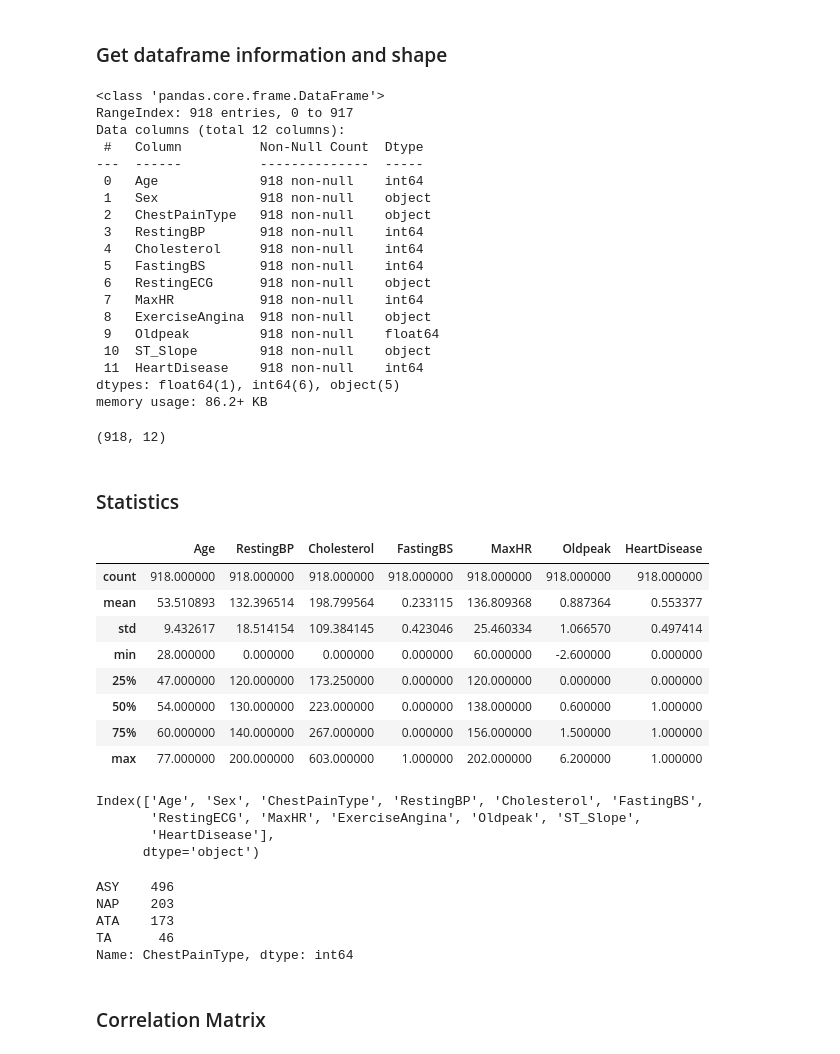
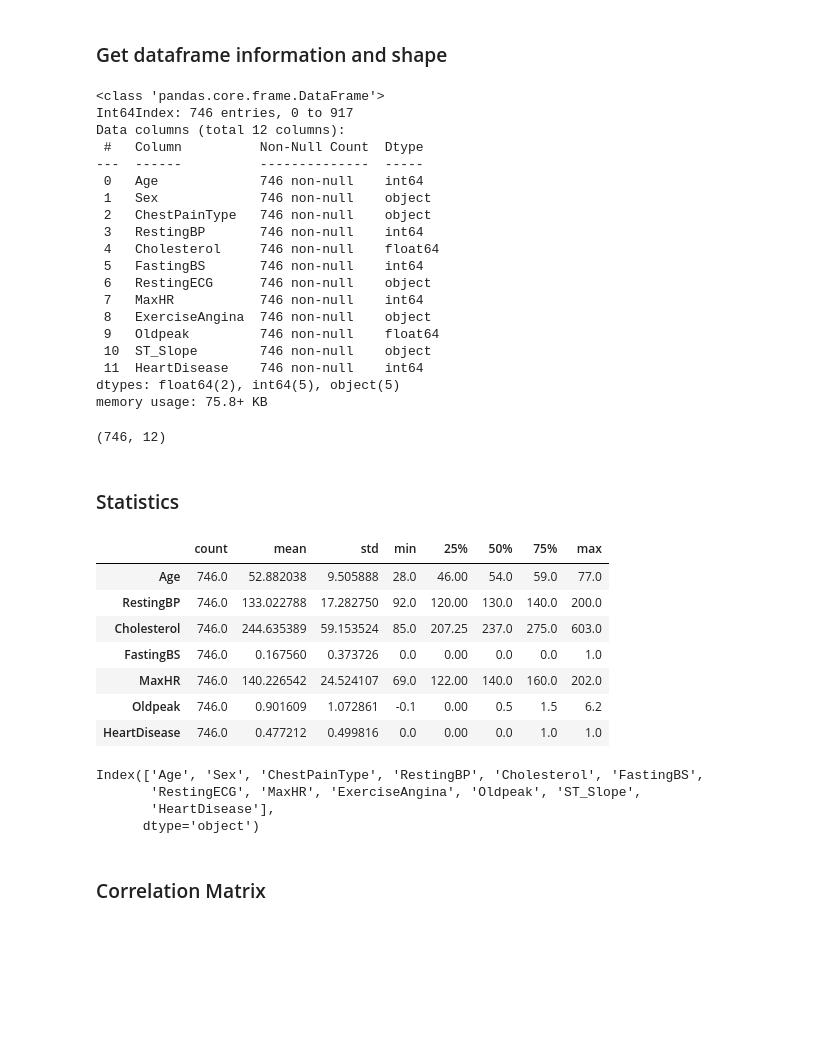
Before and after one commit to UzmaSayyeda/Heart-Disease-Analysis, a Jupyter notebook: heart_disease_analysis.ipynb, the cells around one changed output. Drawn from its saved outputs; the diff is of its cells as text; code cells hidden in the pictures; blank space fills up the shorter version.

```diff
--- a/heart_disease_analysis.ipynb
+++ b/heart_disease_analysis.ipynb
@@ -59,3 +59,6 @@ dtype: int64
 df.duplicated().any()
 # %% [output]
 False
+# %%
+df["Cholesterol"].replace(0,np.nan,inplace=True)
+df.dropna(inplace=True)
@@ -65,42 +84,41 @@ False
 df.info()
 # %% [output]
 <class 'pandas.core.frame.DataFrame'>
-RangeIndex: 918 entries, 0 to 917
+Int64Index: 746 entries, 0 to 917
 Data columns (total 12 columns):
  #   Column          Non-Null Count  Dtype
 ---  ------          --------------  -----
- 0   Age             918 non-null    int64
- 1   Sex             918 non-null    object
- 2   ChestPainType   918 non-null    object
- 3   RestingBP       918 non-null    int64
- 4   Cholesterol     918 non-null    int64
- 5   FastingBS       918 non-null    int64
- 6   RestingECG      918 non-null    object
- 7   MaxHR           918 non-null    int64
- 8   ExerciseAngina  918 non-null    object
- 9   Oldpeak         918 non-null    float64
- 10  ST_Slope        918 non-null    object
- 11  HeartDisease    918 non-null    int64
-dtypes: float64(1), int64(6), object(5)
-memory usage: 86.2+ KB
+ 0   Age             746 non-null    int64
+ 1   Sex             746 non-null    object
+ 2   ChestPainType   746 non-null    object
+ 3   RestingBP       746 non-null    int64
+ 4   Cholesterol     746 non-null    float64
+ 5   FastingBS       746 non-null    int64
+ 6   RestingECG      746 non-null    object
+ 7   MaxHR           746 non-null    int64
+ 8   ExerciseAngina  746 non-null    object
+ 9   Oldpeak         746 non-null    float64
+ 10  ST_Slope        746 non-null    object
+ 11  HeartDisease    746 non-null    int64
+dtypes: float64(2), int64(5), object(5)
+memory usage: 75.8+ KB
 # %%
 df.shape
 # %% [output]
-(918, 12)
+(746, 12)
 # %% [markdown]
 ### Statistics
 # %%
-df.describe()
+df.describe().T
 # %% [output]
-|  | Age | RestingBP | Cholesterol | FastingBS | MaxHR | Oldpeak | HeartDisease |
-| count | 918.000000 | 918.000000 | 918.000000 | 918.000000 | 918.000000 | 918.000000 | 918.000000 |
-| mean | 53.510893 | 132.396514 | 198.799564 | 0.233115 | 136.809368 | 0.887364 | 0.553377 |
-| std | 9.432617 | 18.514154 | 109.384145 | 0.423046 | 25.460334 | 1.066570 | 0.497414 |
-| min | 28.000000 | 0.000000 | 0.000000 | 0.000000 | 60.000000 | -2.600000 | 0.000000 |
-| 25% | 47.000000 | 120.000000 | 173.250000 | 0.000000 | 120.000000 | 0.000000 | 0.000000 |
-| 50% | 54.000000 | 130.000000 | 223.000000 | 0.000000 | 138.000000 | 0.600000 | 1.000000 |
-| 75% | 60.000000 | 140.000000 | 267.000000 | 0.000000 | 156.000000 | 1.500000 | 1.000000 |
-| max | 77.000000 | 200.000000 | 603.000000 | 1.000000 | 202.000000 | 6.200000 | 1.000000 |
+|  | count | mean | std | min | 25% | 50% | 75% | max |
+| Age | 746.0 | 52.882038 | 9.505888 | 28.0 | 46.00 | 54.0 | 59.0 | 77.0 |
+| RestingBP | 746.0 | 133.022788 | 17.282750 | 92.0 | 120.00 | 130.0 | 140.0 | 200.0 |
+| Cholesterol | 746.0 | 244.635389 | 59.153524 | 85.0 | 207.25 | 237.0 | 275.0 | 603.0 |
+| FastingBS | 746.0 | 0.167560 | 0.373726 | 0.0 | 0.00 | 0.0 | 0.0 | 1.0 |
+| MaxHR | 746.0 | 140.226542 | 24.524107 | 69.0 | 122.00 | 140.0 | 160.0 | 202.0 |
+| Oldpeak | 746.0 | 0.901609 | 1.072861 | -0.1 | 0.00 | 0.5 | 1.5 | 6.2 |
+| HeartDisease | 746.0 | 0.477212 | 0.499816 | 0.0 | 0.00 | 0.0 | 1.0 | 1.0 |
 # %%
 df.columns
 # %% [output]
@@ -108,14 +126,6 @@ Index(['Age', 'Sex', 'ChestPainType', 'RestingBP', 'Cholesterol', 'FastingBS',
        'RestingECG', 'MaxHR', 'ExerciseAngina', 'Oldpeak', 'ST_Slope',
        'HeartDisease'],
       dtype='object')
-# %%
-df['ChestPainType'].value_counts()
-# %% [output]
-ASY    496
-NAP    203
-ATA    173
-TA      46
-Name: ChestPainType, dtype: int64
 # %% [markdown]
 ### Correlation Matrix
 # %%
```
Also changed, not shown: parts of 51 cells of this notebook.
